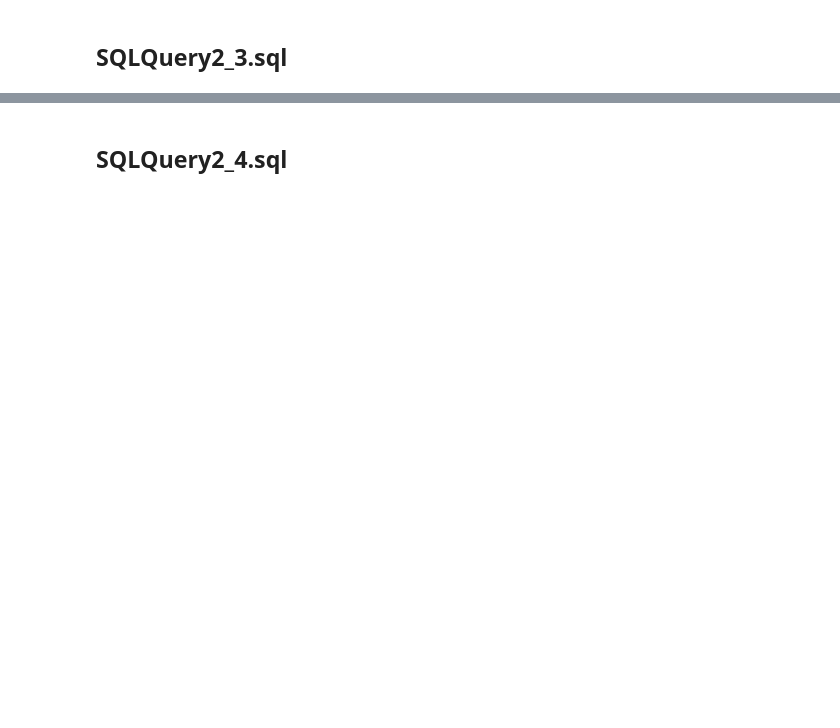
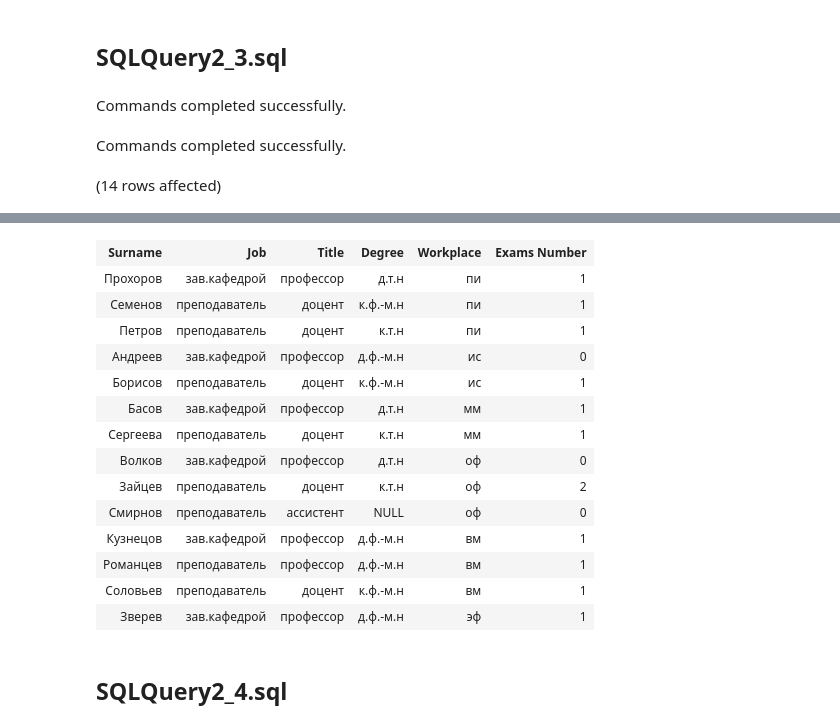
Before and after one commit to petrik33/BSU-Data-Engineering, a Jupyter notebook: 11. Views/NotebookHome.ipynb, the cells around one changed output, grey strips where cells are left out. Saved outputs shown, nothing was run; the diff lists cells and outputs as text; code cells hidden in the pictures; blank space fills up the shorter version.

Commit message:
fix: table drops

```diff
--- a/11. Views/NotebookHome.ipynb
+++ b/11. Views/NotebookHome.ipynb
@@ -50,10 +69,10 @@ from PR200
 # %% [markdown]
 ## SQLQuery2_3.sql
 # %%
-use TestDatabas;
+use Lab8;
 
 go
-create view PR330
+create view PR30
 (
    Surname,
    Job,
@@ -76,4 +95,8 @@ create view PR330
 go
 select
    *
-   from PR330
+   from PR30
+# %% [output]
+Commands completed successfully.
+Commands completed successfully.
+(14 rows affected)
@@ -80,3 +104,18 @@ select
+| Surname | Job | Title | Degree | Workplace | Exams Number |
+| Прохоров | зав.кафедрой | профессор | д.т.н | пи | 1 |
+| Семенов | преподаватель | доцент | к.ф.-м.н | пи | 1 |
+| Петров | преподаватель | доцент | к.т.н | пи | 1 |
+| Андреев | зав.кафедрой | профессор | д.ф.-м.н | ис | 0 |
+| Борисов | преподаватель | доцент | к.ф.-м.н | ис | 1 |
+| Басов | зав.кафедрой | профессор | д.т.н | мм | 1 |
+| Сергеева | преподаватель | доцент | к.т.н | мм | 1 |
+| Волков | зав.кафедрой | профессор | д.т.н | оф | 0 |
+| Зайцев | преподаватель | доцент | к.т.н | оф | 2 |
+| Смирнов | преподаватель | ассистент | NULL | оф | 0 |
+| Кузнецов | зав.кафедрой | профессор | д.ф.-м.н | вм | 1 |
+| Романцев | преподаватель | профессор | д.ф.-м.н | вм | 1 |
+| Соловьев | преподаватель | доцент | к.ф.-м.н | вм | 1 |
+| Зверев | зав.кафедрой | профессор | д.ф.-м.н | эф | 1 |
 # %% [markdown]
 ## SQLQuery2_4.sql
 # %%
```
Also changed, not shown: parts of 10 cells of this notebook, 1 other file.
